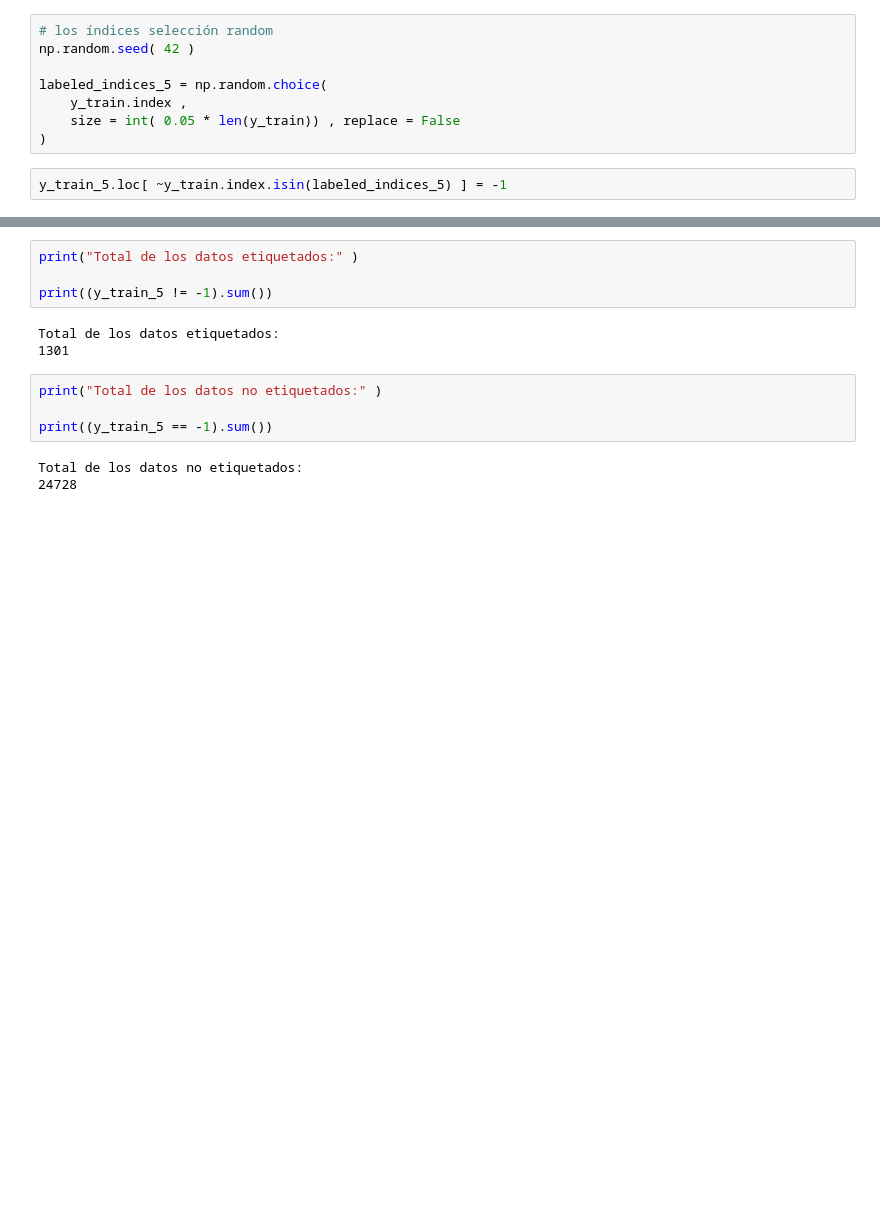
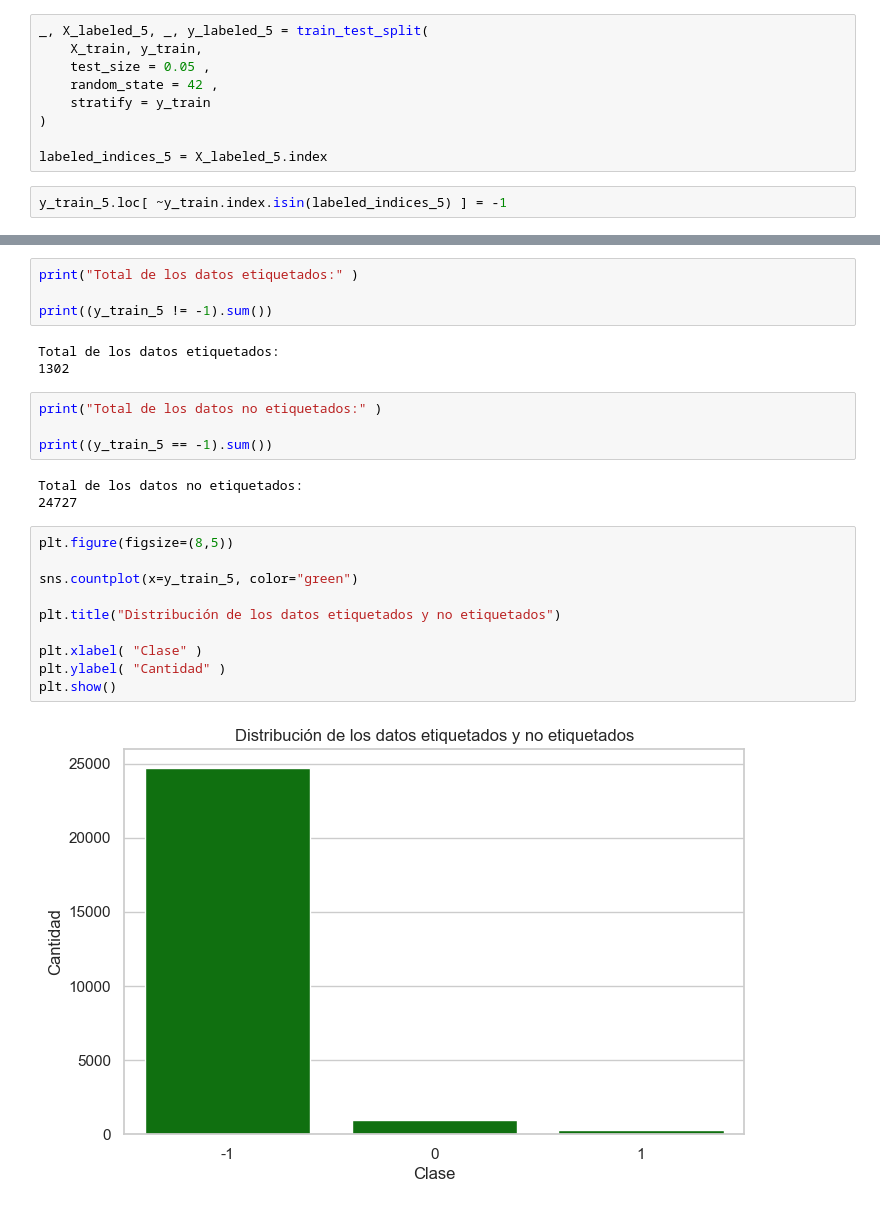
Before and after one commit to agabrielMej/laboratorio_10_MD, a Jupyter notebook: notebooks/labo_10.ipynb, the cells around one changed output, grey strips where cells are left out. Drawn from its saved outputs; the diff is of its cells as text; blank space fills up the shorter version.

```diff
--- a/notebooks/labo_10.ipynb
+++ b/notebooks/labo_10.ipynb
@@ -632,13 +651,14 @@ plt.show()
 # el scenario va a estar con el 5% de etiquetado
 y_train_5 = y_train.copy()
 # %%
-# los índices selección random
-np.random.seed( 42 )
+_, X_labeled_5, _, y_labeled_5 = train_test_split(
+    X_train, y_train,
+    test_size = 0.05 ,
+    random_state = 42 ,
+    stratify = y_train
+)
 
-labeled_indices_5 = np.random.choice(
-    y_train.index ,
-    size = int( 0.05 * len(y_train)) , replace = False
-)
+labeled_indices_5 = X_labeled_5.index
 # %%
 y_train_5.loc[ ~y_train.index.isin(labeled_indices_5) ] = -1
 # %%
@@ -655,11 +675,23 @@ print("Total de los datos etiquetados:" )
 print((y_train_5 != -1).sum())
 # %% [output]
 Total de los datos etiquetados:
-1301
+1302
 # %%
 print("Total de los datos no etiquetados:" )
 
 print((y_train_5 == -1).sum())
 # %% [output]
 Total de los datos no etiquetados:
-24728
+24727
+# %%
+plt.figure(figsize=(8,5))
+
+sns.countplot(x=y_train_5, color="green")
+
+plt.title("Distribución de los datos etiquetados y no etiquetados")
+
+plt.xlabel( "Clase" )
+plt.ylabel( "Cantidad" )
+plt.show()
+# %% [output]
+[figure, added]
```
Also changed, not shown: parts of 5 cells of this notebook.
